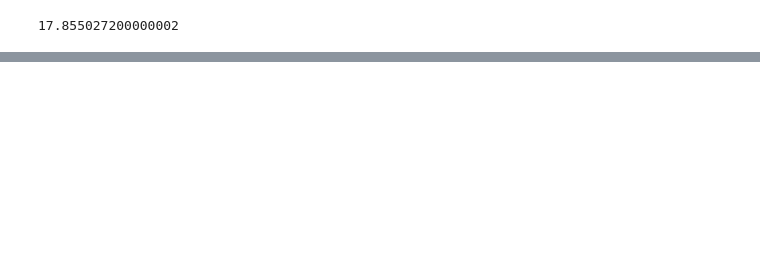
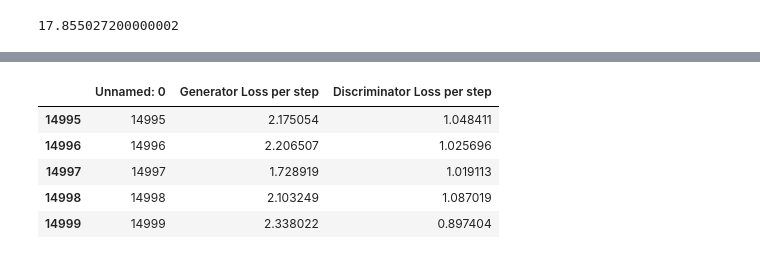
Before and after one commit to KennethChewx/Capstone, a Jupyter notebook: Testing.ipynb, the cells around one changed output, grey strips where cells are left out. Cells and saved outputs as stored; diff of their text form; code cells hidden in the pictures; blank space fills up the shorter version.

```diff
--- a/Testing.ipynb
+++ b/Testing.ipynb
@@ -303,0 +304,11 @@ Ttest_relResult(statistic=7.607457944811196, pvalue=1.6471632204542282e-11)
+# %%
+import pandas as pd
+df = pd.read_csv('less_norm_25_loss_csv100.csv')
+df.tail()
+# %% [output]
+|  | Unnamed: 0 | Generator Loss per step | Discriminator Loss per step |
+| 14995 | 14995 | 2.175054 | 1.048411 |
+| 14996 | 14996 | 2.206507 | 1.025696 |
+| 14997 | 14997 | 1.728919 | 1.019113 |
+| 14998 | 14998 | 2.103249 | 1.087019 |
+| 14999 | 14999 | 2.338022 | 0.897404 |
```
Also changed, not shown: parts of 7 cells of this notebook, 38 other files.
